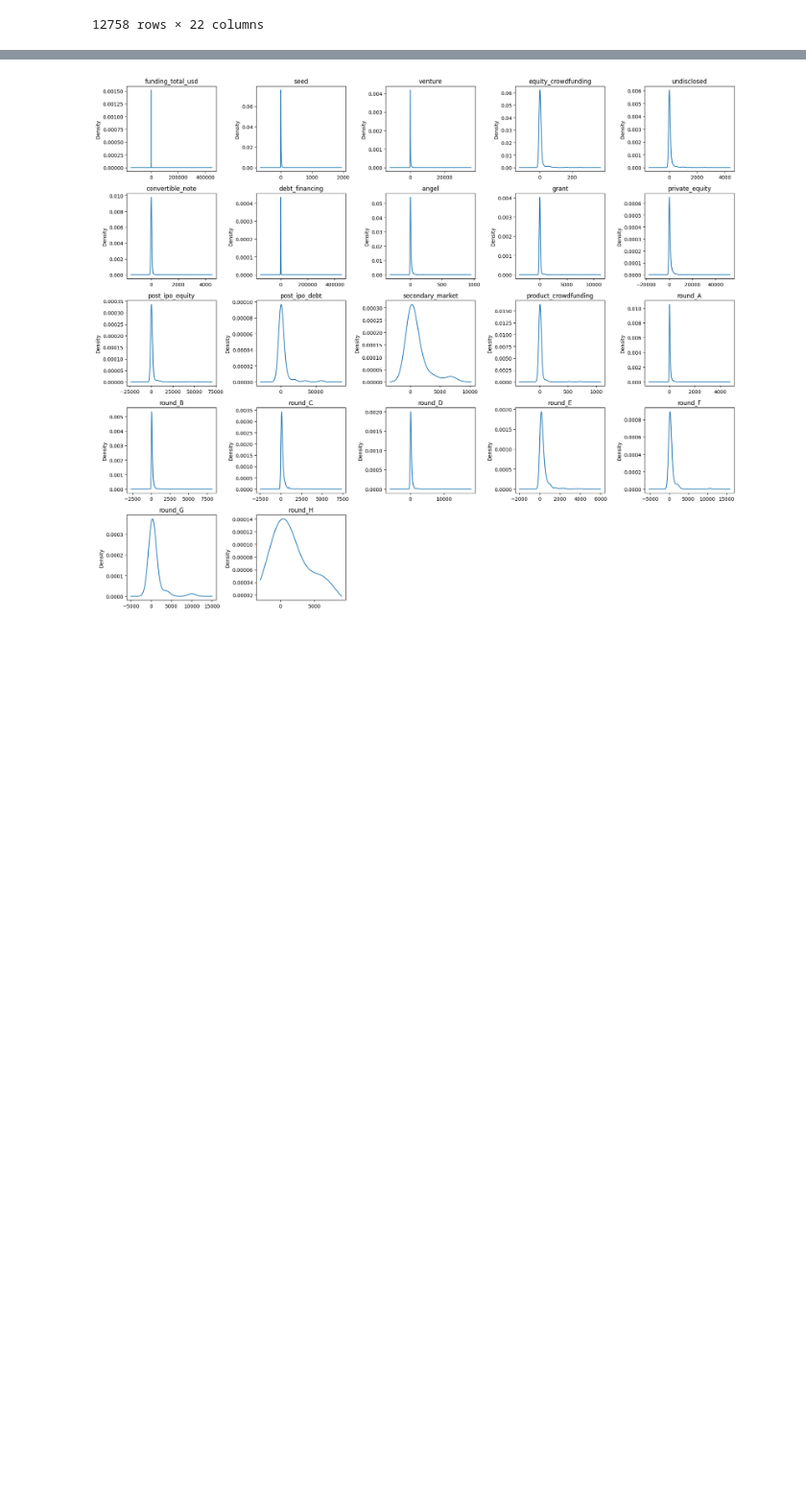
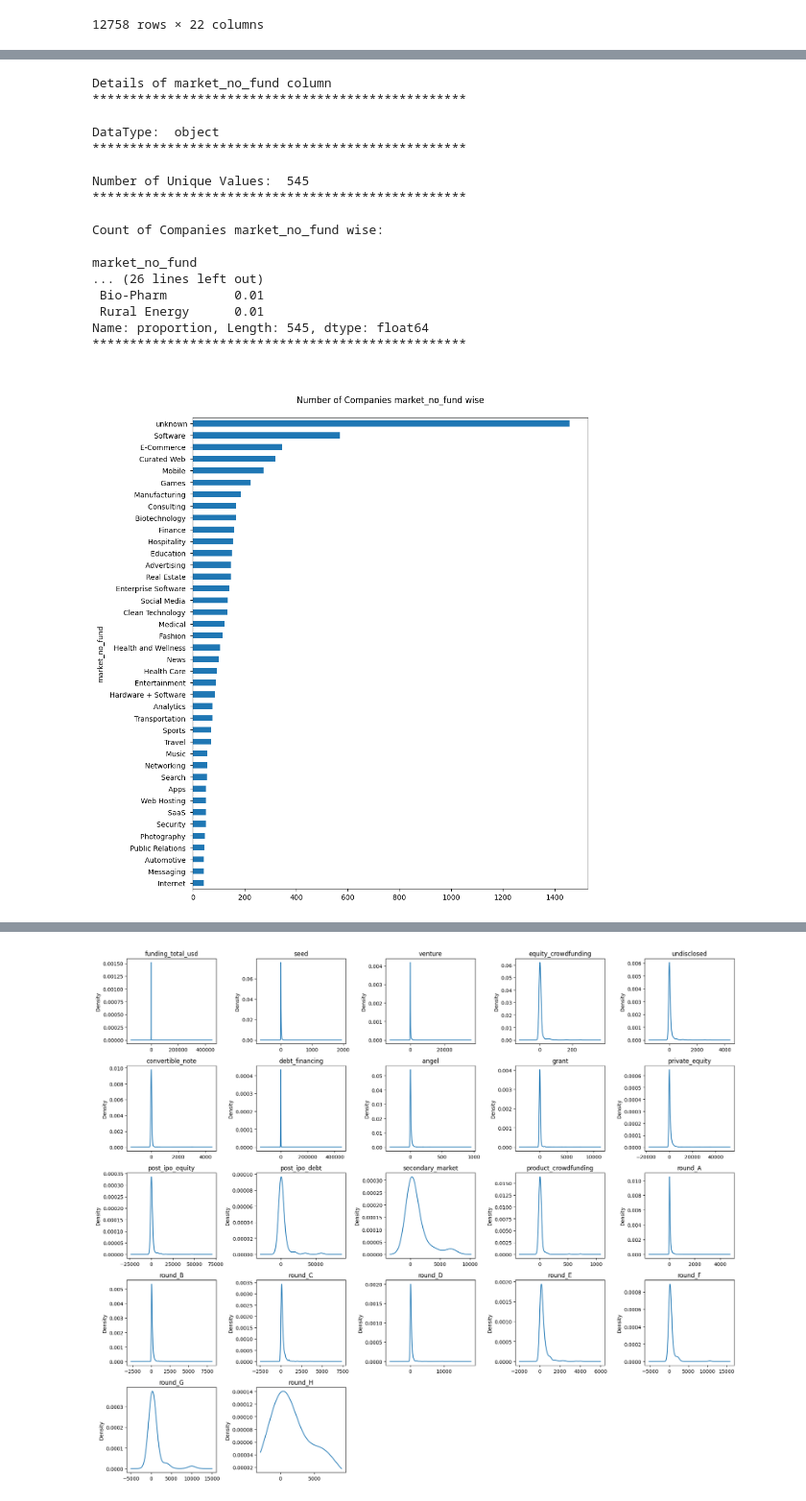
Before and after one commit to shamabansal17/Startups_funding_Analysis, a Jupyter notebook: funding_startup.ipynb, the cells around one changed output, grey strips where cells are left out. Shown at 96% size. Saved outputs shown, nothing was run; the diff lists cells and outputs as text; code cells hidden in the pictures; blank space fills up the shorter version.

```diff
--- a/funding_startup.ipynb
+++ b/funding_startup.ipynb
@@ -413,0 +418,4 @@ df[df.iloc[:,16:].sum(axis=1)-df['funding_total_usd']!=0][fund_col]
+# %%
+df_no_fund=df[(df[fund_col]==0).all(axis=1)].iloc[:,:16]
+df_no_fund.columns=df_no_fund.columns+'_no_fund'
+df_no_fund.head()
@@ -472,2 +527,23 @@ Name: proportion, Length: 760, dtype: float64
 **************************************************
 [figure]
+# %%
+get_column_details(df_no_fund,column='market_no_fund',plt_req='barh',plot_size=(10,12))
+# %% [output]
+Details of market_no_fund column
+**************************************************
+
+DataType:  object
+**************************************************
+
+Number of Unique Values:  545
+**************************************************
+
+Count of Companies market_no_fund wise:
+
+market_no_fund
+... (26 lines left out)
+ Bio-Pharm         0.01
+ Rural Energy      0.01
+Name: proportion, Length: 545, dtype: float64
+**************************************************
+[figure, added]
```
Also changed, not shown: parts of 46 cells of this notebook.
